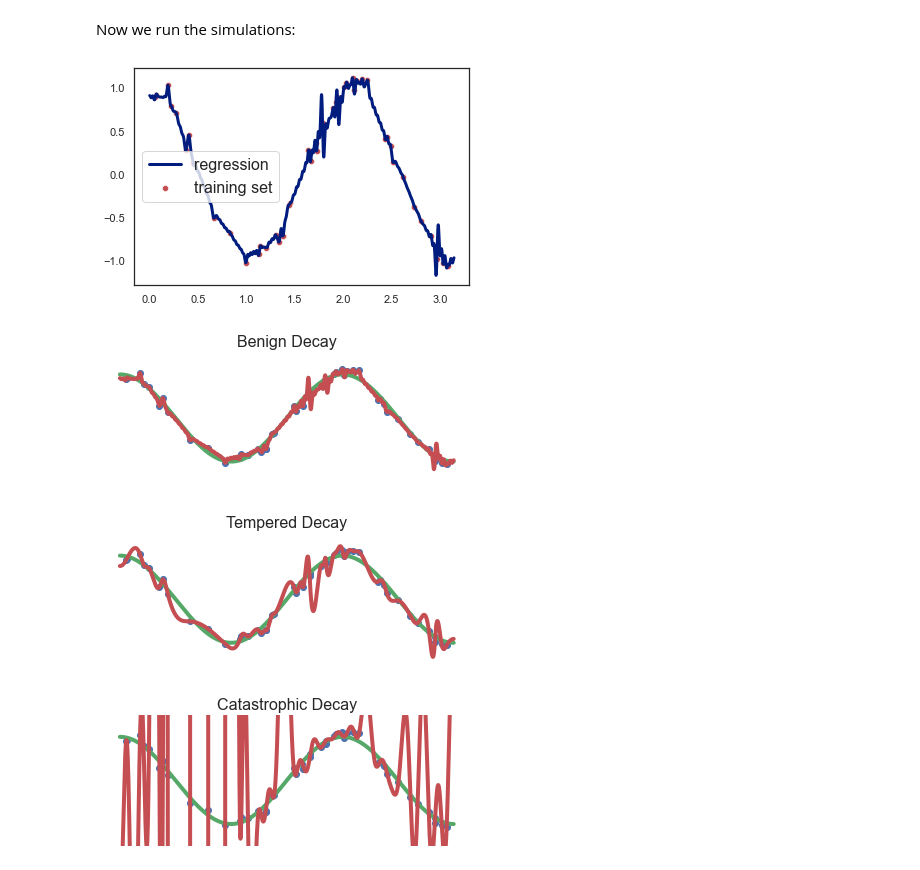
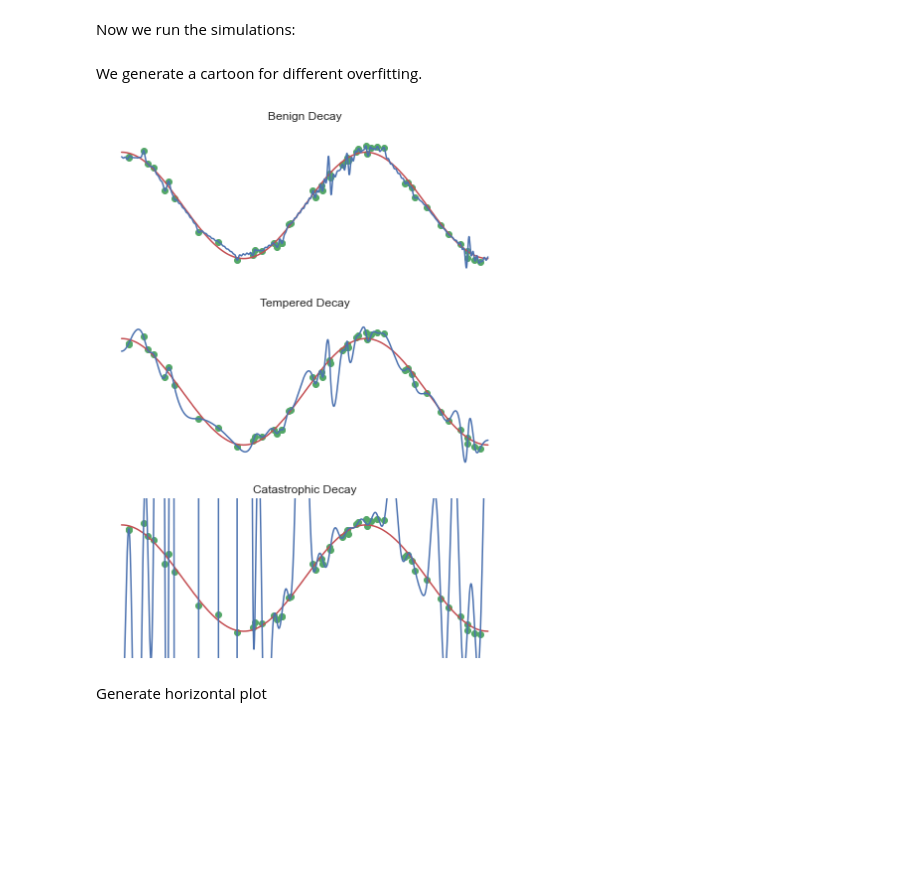
Before and after one commit to tscheng516/gaussian_RF, a Jupyter notebook: experiment.ipynb, the cells around one changed output. Drawn from its saved outputs; the diff is of its cells as text; code cells hidden in the pictures; blank space fills up the shorter version.

```diff
--- a/experiment.ipynb
+++ b/experiment.ipynb
@@ -200,0 +231,14 @@ for N in N_list:
+# %%
+sns.set(style="whitegrid")
+sns.lineplot(x=N_list, y=np.array(cond_list), label= "Median", linewidth = 4)
+plt.fill_between(x=N_list, y1=np.array(cond_lower_quartile), y2=np.array(cond_upper_quartile), alpha=0.2, label='Quartiles')
+#plt.title("ratio between empirical condition number and its asymtpotic estimate")
+plt.xlabel("N", fontsize = 16)
+plt.yscale("log")
+plt.ylabel("condition number (log scale)", fontsize = 16)
+plt.legend(loc = 'center right', fontsize = 16)
+plt.xticks(fontsize = 15)
+plt.yticks(fontsize = 15)
+# Show the plot
+plt.savefig('cond_num_exp_0.pdf', bbox_inches="tight")
+plt.show()
@@ -381,70 +371,42 @@ y_pred_plot_g = model.predict(x_plot_features_g)
-# %%
-# fit the curve for plot (z)
-m = 3  # Set the desired capacity here
-
-# Extract features
-decay_power = 0
-X_features = [i**(-decay_power) * np.cos(i*X) for i in range(1, m+1)]
-X_features = np.column_stack(X_features)
-X_reg = [1 * i**(-0.5) * np.cos(i*X) for i in range(1, 200)]
-X_reg = np.column_stack(X_reg)
-X_features_reg = np.concatenate((X_features,X_reg),axis = 1)
-
-# Fit linear regression model
-model = LinearRegression()
-model.fit(X_features_reg, y)
-
-# Predict on the entire x-axis
-x_plot_features_z = [i**(-decay_power) * np.cos(i*x_plot) for i in range(1, m+1)]
-x_plot_features_z = np.column_stack(x_plot_features_z)
-x_plot_reg = [1 * i**(-0.5) * np.cos(i*x_plot) for i in range(1, 200)]
-x_plot_reg = np.column_stack(x_plot_reg)
-x_plot_features_z = np.concatenate((x_plot_features_z,x_plot_reg),axis = 1)
-
-y_pred_plot_z = model.predict(x_plot_features_z)
-
-
-sns.lineplot(x=x_plot,y=y_pred_plot_z, label="regression")
-sns.scatterplot(x=X, y=y, label = "training set", color = 'r')
-plt.legend()
-plt.show()
-# %% [output]
-[figure, removed]
+# %% [markdown]
+We generate a cartoon for different overfitting.
 # %%
 # Create a 1x3 grid of subplots with shared x and y axes
 fig, axs = plt.subplots(3, 1, sharex=True, sharey=True, figsize = (6,8))
 
 # Plot data in each subplot
-axs[0].scatter(X, y, color='b', label='samples')
-axs[0].plot(x_plot, np.cos(3 * x_plot), color='g', label='target Function')
-axs[0].plot(x_plot, y_pred_plot_z, color='r', label='Learned Function')
+axs[0].scatter(X, y, color='g', label='samples')
+axs[0].plot(x_plot, np.cos(3 * x_plot), color='r', label='target Function')
+axs[0].plot(x_plot, y_pred_plot_z, color='b', label='Learned Function')
 
-axs[1].scatter(X, y, color='b', label='samples')
-axs[1].plot(x_plot, np.cos(3 * x_plot), color='g', label='target Function')
-axs[1].plot(x_plot, y_pred_plot_e, color='r', label='Learned Function')
+axs[1].scatter(X, y, color='g', label='samples')
+axs[1].plot(x_plot, np.cos(3 * x_plot), color='r', label='target Function')
+axs[1].plot(x_plot, y_pred_plot_e, color='b', label='Learned Function')
 
-axs[2].scatter(X, y, color='b', label='samples')
-axs[2].plot(x_plot, np.cos(3 * x_plot), color='g', label='target Function')
-axs[2].plot(x_plot, y_pred_plot_g, color='r', label='Learned Function')
+axs[2].scatter(X, y, color='g', label='samples')
+axs[2].plot(x_plot, np.cos(3 * x_plot), color='r', label='target Function')
+axs[2].plot(x_plot, y_pred_plot_g, color='b', label='Learned Function')
 
 # Set the title for each subplot (optional)
 axs[0].set_title('Benign Decay')
 axs[1].set_title('Tempered Decay')
 axs[2].set_title('Catastrophic Decay')
 
 # turn off axes
 axs[0].axis('off')
 axs[1].axis('off')
 axs[2].axis('off')
 
 # Set y limit
 plt.ylim(-1.5,1.5)
 
 # Adjust the layout to prevent overlapping of titles
 plt.tight_layout()
 plt.savefig('overfitting.pdf')  # Save the plot
 
 # Display the plots
 plt.show()
 # %% [output]
-[figure, old version]
+[figure, new version]
+# %% [markdown]
+Generate horizontal plot
```
Also changed, not shown: parts of 31 cells of this notebook, 15 other files.
